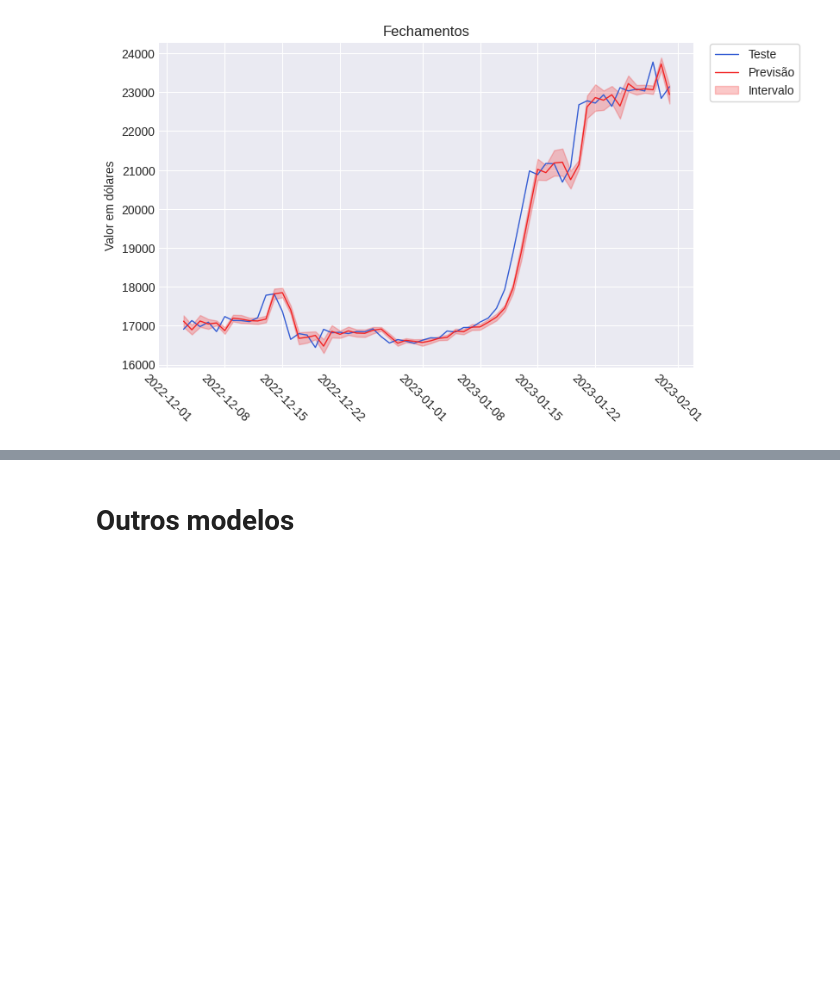
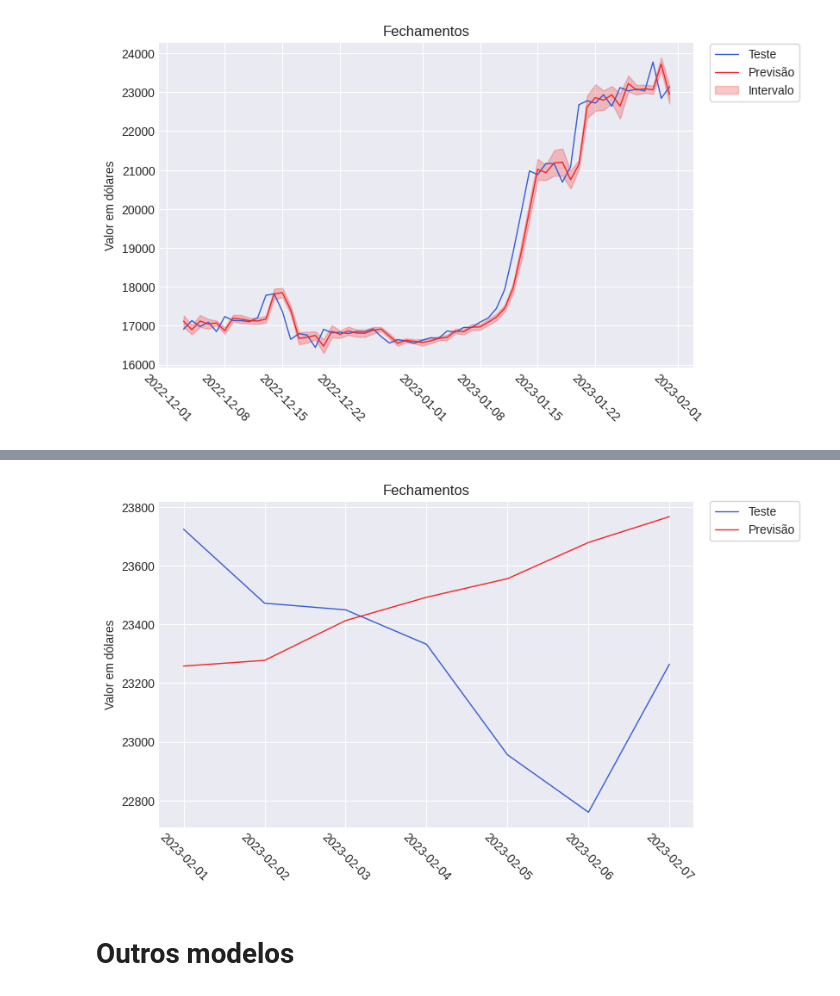
Before and after one commit to flohmannjr/tensorflow_curso, a Jupyter notebook: TensorFlow_MP3_BitPredict.ipynb, the cells around one changed output, grey strips where cells are left out. Saved outputs shown, nothing was run; the diff lists cells and outputs as text; code cells hidden in the pictures; blank space fills up the shorter version.

Commit message:
Add Modelo 9

```diff
--- a/TensorFlow_MP3_BitPredict.ipynb
+++ b/TensorFlow_MP3_BitPredict.ipynb
@@ -1085,0 +1090,9 @@ metricas[8] = metricas_modelo(tf.squeeze(horizontes_teste), tf.squeeze(conjunto_
+# %%
+dataset_janelas    = Dataset.from_tensor_slices(janelas)
+dataset_horizontes = Dataset.from_tensor_slices(horizontes)
+
+dataset_completo = Dataset.zip((dataset_janelas, dataset_horizontes))
+
+dataset_completo = dataset_completo.batch(TAMANHO_LOTE_DATASET).prefetch(AUTOTUNE)
+
+dataset_completo
@@ -1085,0 +1151,16 @@ metricas[8] = metricas_modelo(tf.squeeze(horizontes_teste), tf.squeeze(conjunto_
+# %%
+def gerar_previsoes_futuro(modelo, dados, quantidade_dias, janela_tamanho):
+
+    previsoes = []
+    janela    = tf.squeeze(dados[-janela_tamanho:])
+
+    for _ in range(quantidade_dias):
+        previsao = modelo.predict(tf.expand_dims(janela, axis=0), verbose=0)
+
+        print(f"{janela} -> {tf.squeeze(previsao).numpy()}")
+
+        previsoes.append(tf.squeeze(previsao).numpy())
+
+        janela = np.append(janela, previsao)[-janela_tamanho:]
+
+    return previsoes
@@ -1085,0 +1169,4 @@ metricas[8] = metricas_modelo(tf.squeeze(horizontes_teste), tf.squeeze(conjunto_
+# %%
+quantidade_dias = 7
+
+previsoes = gerar_previsoes_futuro(modelo, horizontes, quantidade_dias, janela_tamanho)
@@ -1085,0 +1181,10 @@ metricas[8] = metricas_modelo(tf.squeeze(horizontes_teste), tf.squeeze(conjunto_
+# %%
+df_btc = pd.read_csv('https://raw.githubusercontent.com/flohmannjr/tensorflow_curso/main/dados/BTC_USD_20230201_20230207.csv',
+                     header=0,
+                     names=colunas,
+                     usecols=colunas,
+                     parse_dates=['Data'],
+                     index_col=['Data'])
+
+df_btc['Previsão'] = previsoes
+df_btc['Diferença'] = df_btc['Previsão'] - df_btc['Fechamento']
@@ -1086,3 +1203,8 @@ metricas[8] = metricas_modelo(tf.squeeze(horizontes_teste), tf.squeeze(conjunto_
+# %%
+grafico_series(X_teste=df_btc.index, y_teste=df_btc['Fechamento'],
+               X_previsao=df_btc.index, y_previsao=df_btc['Previsão'])
+# %% [output]
+[figure, added]
 # %% [markdown]
 # Outros modelos
 # %% [markdown]
```
Also changed, not shown: parts of 15 cells of this notebook.
